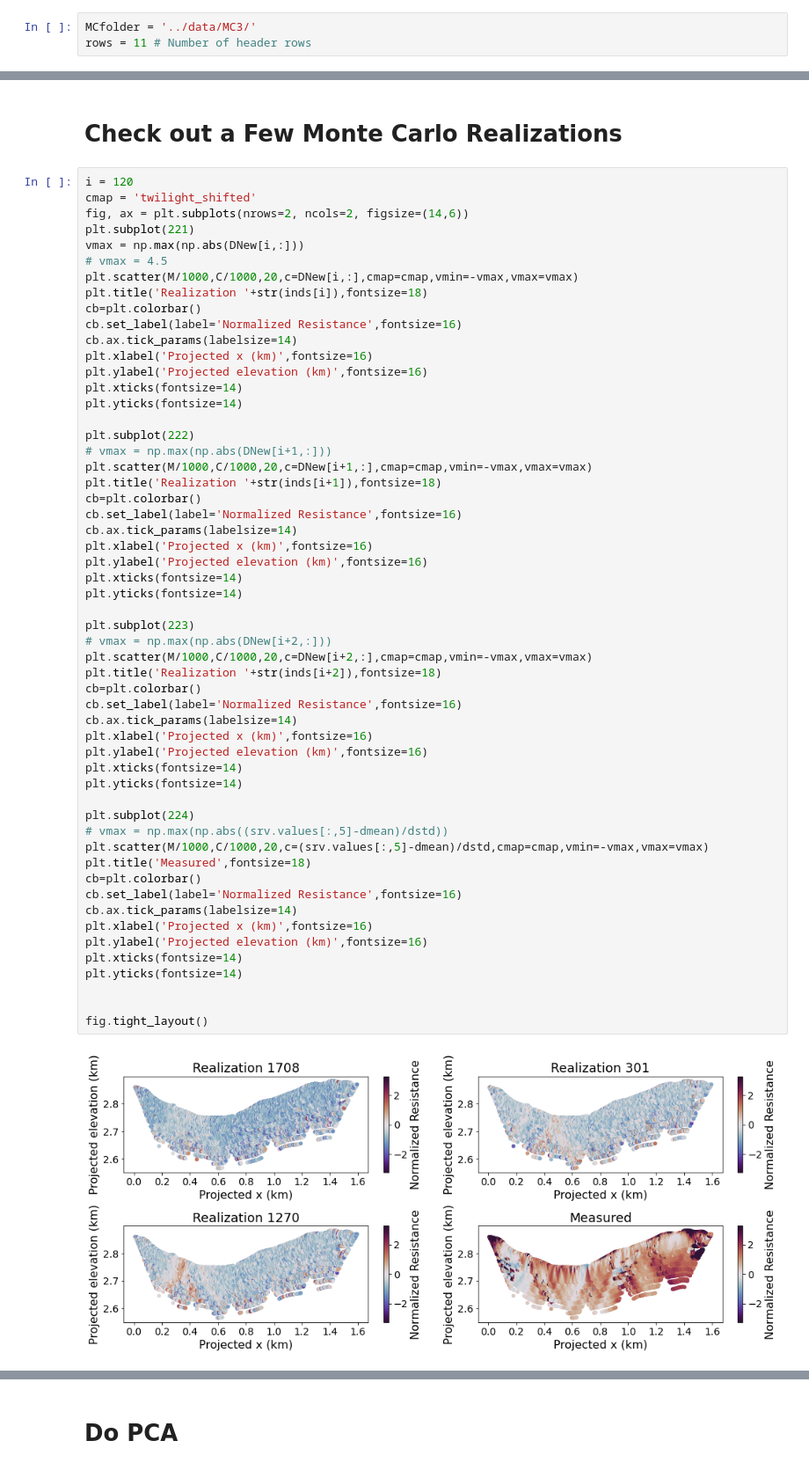
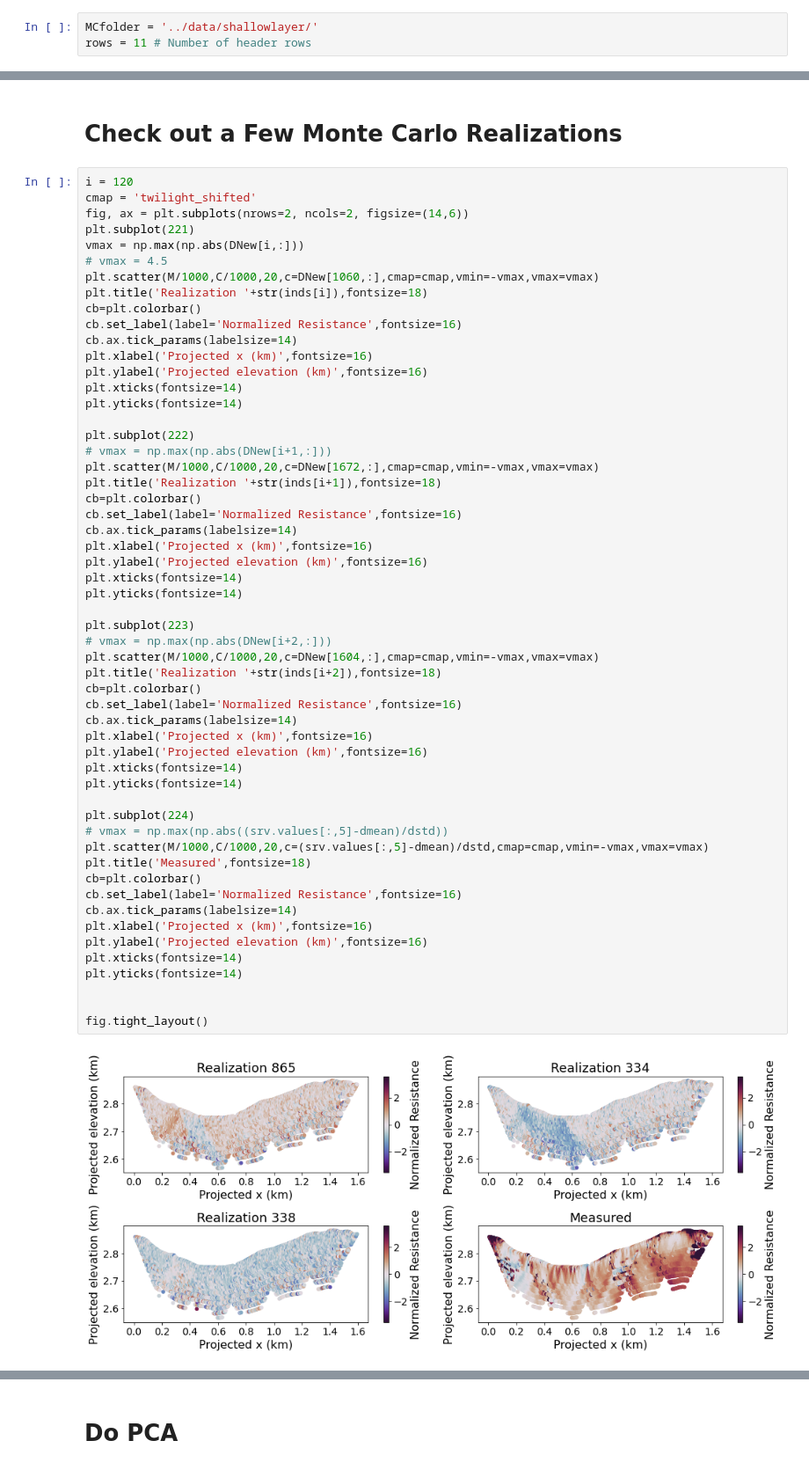
Before and after one commit to ammilten/ERTFaultMonteCarlo, a Jupyter notebook: notebooks/Prior Falsification.ipynb, the cells around one changed output, grey strips where cells are left out. Shown at 88% size. Drawn from its saved outputs; the diff is of its cells as text.

```diff
--- a/notebooks/Prior Falsification.ipynb
+++ b/notebooks/Prior Falsification.ipynb
@@ -65,7 +69,7 @@ fig.tight_layout()
 # %% [markdown]
 # Import the Monte Carlo Data
 # %%
-MCfolder = '../data/MC3/'
+MCfolder = '../data/shallowlayer/'
 rows = 11 # Number of header rows
 # %%
 pfile = MCfolder + 'params.dat'
@@ -123,7 +127,7 @@ fig, ax = plt.subplots(nrows=2, ncols=2, figsize=(14,6))
 plt.subplot(221)
 vmax = np.max(np.abs(DNew[i,:]))
 # vmax = 4.5
-plt.scatter(M/1000,C/1000,20,c=DNew[i,:],cmap=cmap,vmin=-vmax,vmax=vmax)
+plt.scatter(M/1000,C/1000,20,c=DNew[1060,:],cmap=cmap,vmin=-vmax,vmax=vmax)
 plt.title('Realization '+str(inds[i]),fontsize=18)
 cb=plt.colorbar()
 cb.set_label(label='Normalized Resistance',fontsize=16)
@@ -135,7 +139,7 @@ plt.yticks(fontsize=14)
 
 plt.subplot(222)
 # vmax = np.max(np.abs(DNew[i+1,:]))
-plt.scatter(M/1000,C/1000,20,c=DNew[i+1,:],cmap=cmap,vmin=-vmax,vmax=vmax)
+plt.scatter(M/1000,C/1000,20,c=DNew[1672,:],cmap=cmap,vmin=-vmax,vmax=vmax)
 plt.title('Realization '+str(inds[i+1]),fontsize=18)
 cb=plt.colorbar()
 cb.set_label(label='Normalized Resistance',fontsize=16)
@@ -144,32 +148,32 @@ plt.xlabel('Projected x (km)',fontsize=16)
 plt.ylabel('Projected elevation (km)',fontsize=16)
 plt.xticks(fontsize=14)
 plt.yticks(fontsize=14)
 
 plt.subplot(223)
 # vmax = np.max(np.abs(DNew[i+2,:]))
-plt.scatter(M/1000,C/1000,20,c=DNew[i+2,:],cmap=cmap,vmin=-vmax,vmax=vmax)
+plt.scatter(M/1000,C/1000,20,c=DNew[1604,:],cmap=cmap,vmin=-vmax,vmax=vmax)
 plt.title('Realization '+str(inds[i+2]),fontsize=18)
 cb=plt.colorbar()
 cb.set_label(label='Normalized Resistance',fontsize=16)
 cb.ax.tick_params(labelsize=14)
 plt.xlabel('Projected x (km)',fontsize=16)
 plt.ylabel('Projected elevation (km)',fontsize=16)
 plt.xticks(fontsize=14)
 plt.yticks(fontsize=14)
 
 plt.subplot(224)
 # vmax = np.max(np.abs((srv.values[:,5]-dmean)/dstd))
 plt.scatter(M/1000,C/1000,20,c=(srv.values[:,5]-dmean)/dstd,cmap=cmap,vmin=-vmax,vmax=vmax)
 plt.title('Measured',fontsize=18)
 cb=plt.colorbar()
 cb.set_label(label='Normalized Resistance',fontsize=16)
 cb.ax.tick_params(labelsize=14)
 plt.xlabel('Projected x (km)',fontsize=16)
 plt.ylabel('Projected elevation (km)',fontsize=16)
 plt.xticks(fontsize=14)
 plt.yticks(fontsize=14)
 
 
 fig.tight_layout()
 # %% [output]
-[figure, old version]
+[figure, new version]
```
Also changed, not shown: parts of 21 cells of this notebook, 3 other files.
